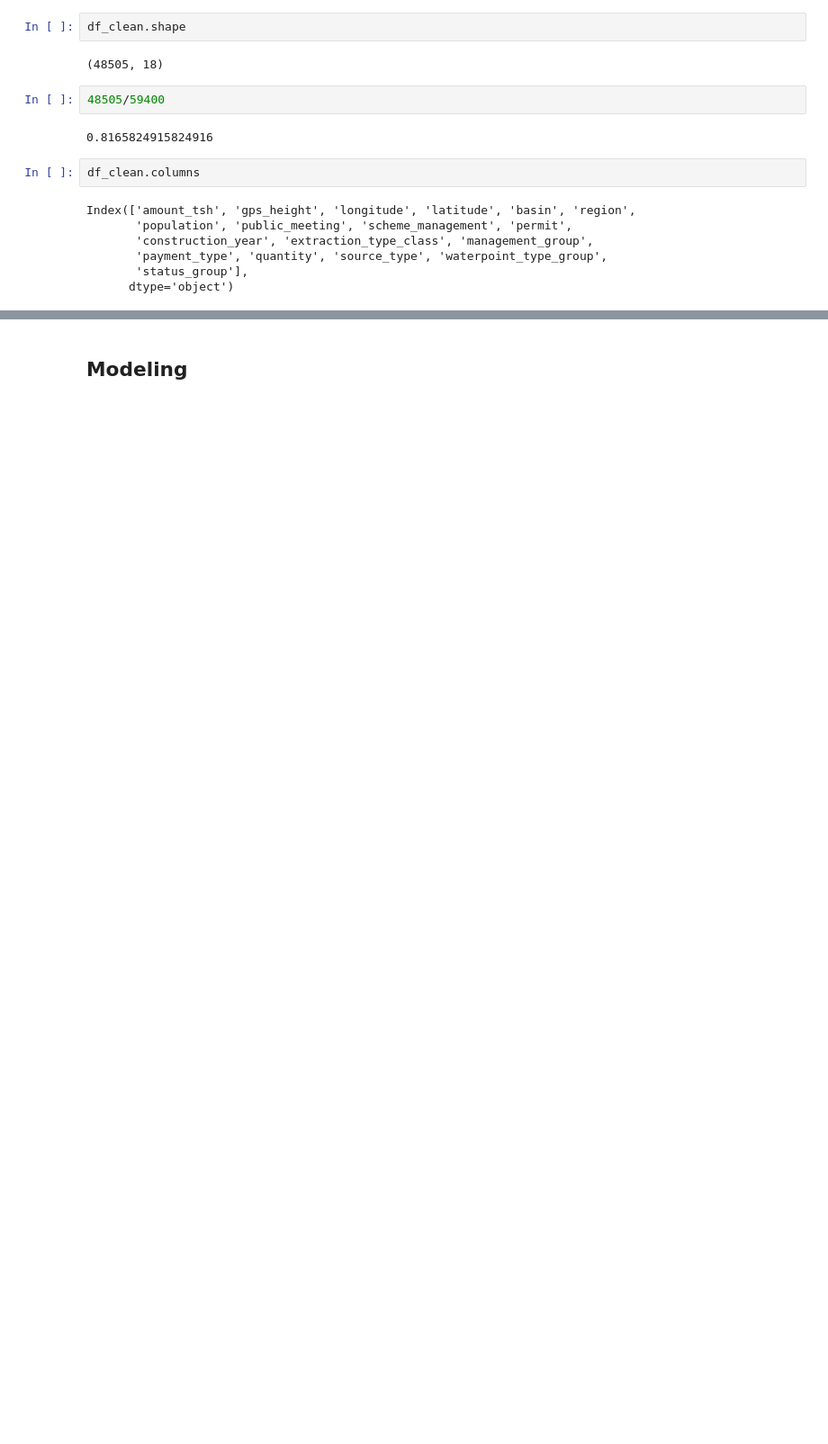
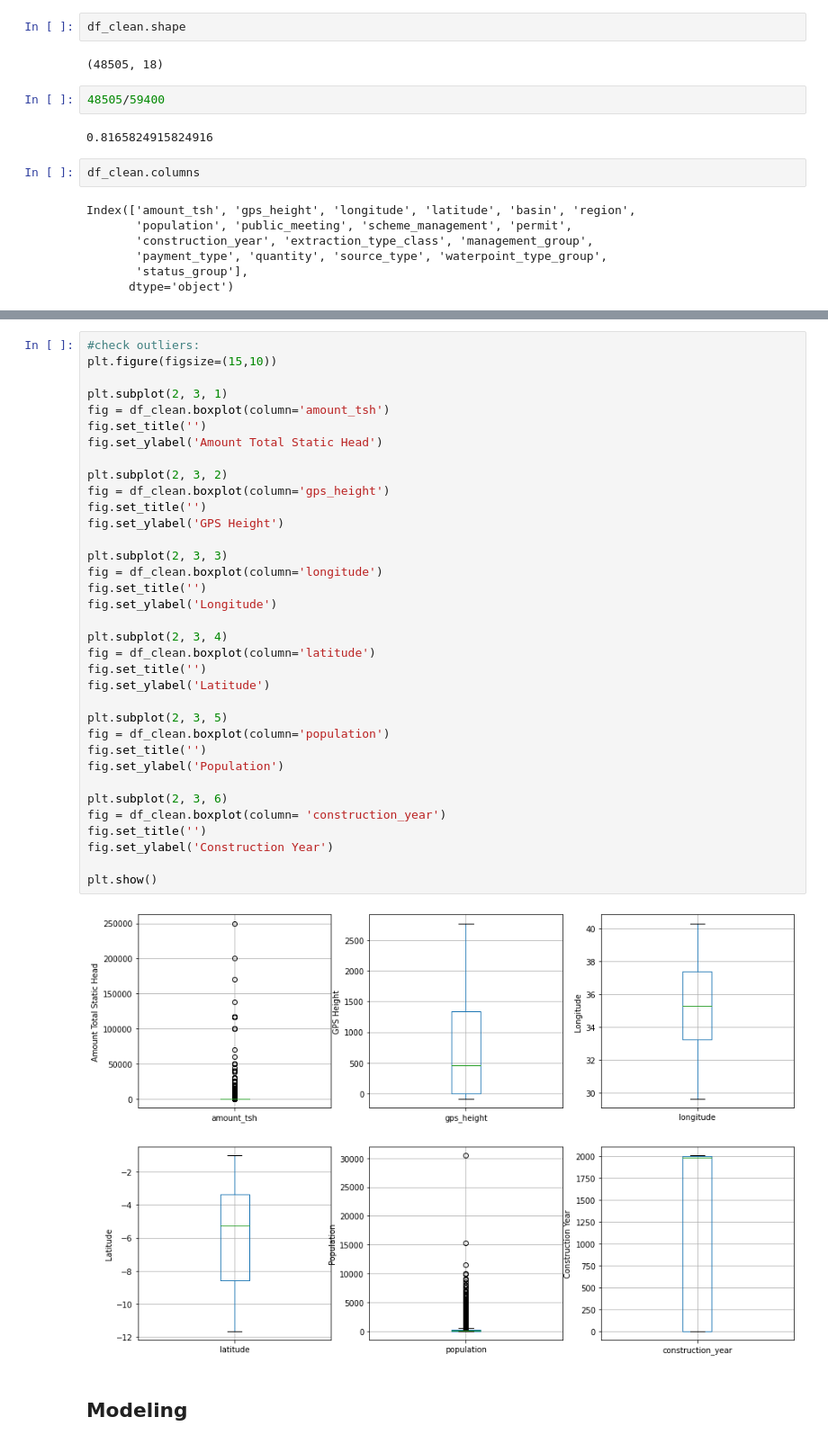
Before and after one commit to morgannash1/water_wells_project, a Jupyter notebook: notebook.ipynb, the cells around one changed output, grey strips where cells are left out. Shown: that part at 90% size. Saved outputs shown, nothing was run; the diff lists cells and outputs as text; blank space fills up the shorter version.

```diff
--- a/notebook.ipynb
+++ b/notebook.ipynb
@@ -1244,2 +1134,39 @@ Name: population, dtype: int64
+# %%
+#check outliers:
+plt.figure(figsize=(15,10))
+
+plt.subplot(2, 3, 1)
+fig = df_clean.boxplot(column='amount_tsh')
+fig.set_title('')
+fig.set_ylabel('Amount Total Static Head')
+
+plt.subplot(2, 3, 2)
+fig = df_clean.boxplot(column='gps_height')
+fig.set_title('')
+fig.set_ylabel('GPS Height')
+
+plt.subplot(2, 3, 3)
+fig = df_clean.boxplot(column='longitude')
+fig.set_title('')
+fig.set_ylabel('Longitude')
+
+plt.subplot(2, 3, 4)
+fig = df_clean.boxplot(column='latitude')
+fig.set_title('')
+fig.set_ylabel('Latitude')
+
+plt.subplot(2, 3, 5)
+fig = df_clean.boxplot(column='population')
+fig.set_title('')
+fig.set_ylabel('Population')
+
+plt.subplot(2, 3, 6)
+fig = df_clean.boxplot(column= 'construction_year')
+fig.set_title('')
+fig.set_ylabel('Construction Year')
+
+plt.show()
+# %% [output]
+[figure, added]
 # %% [markdown]
 ## Modeling
```
Also changed, not shown: parts of 41 cells of this notebook.
